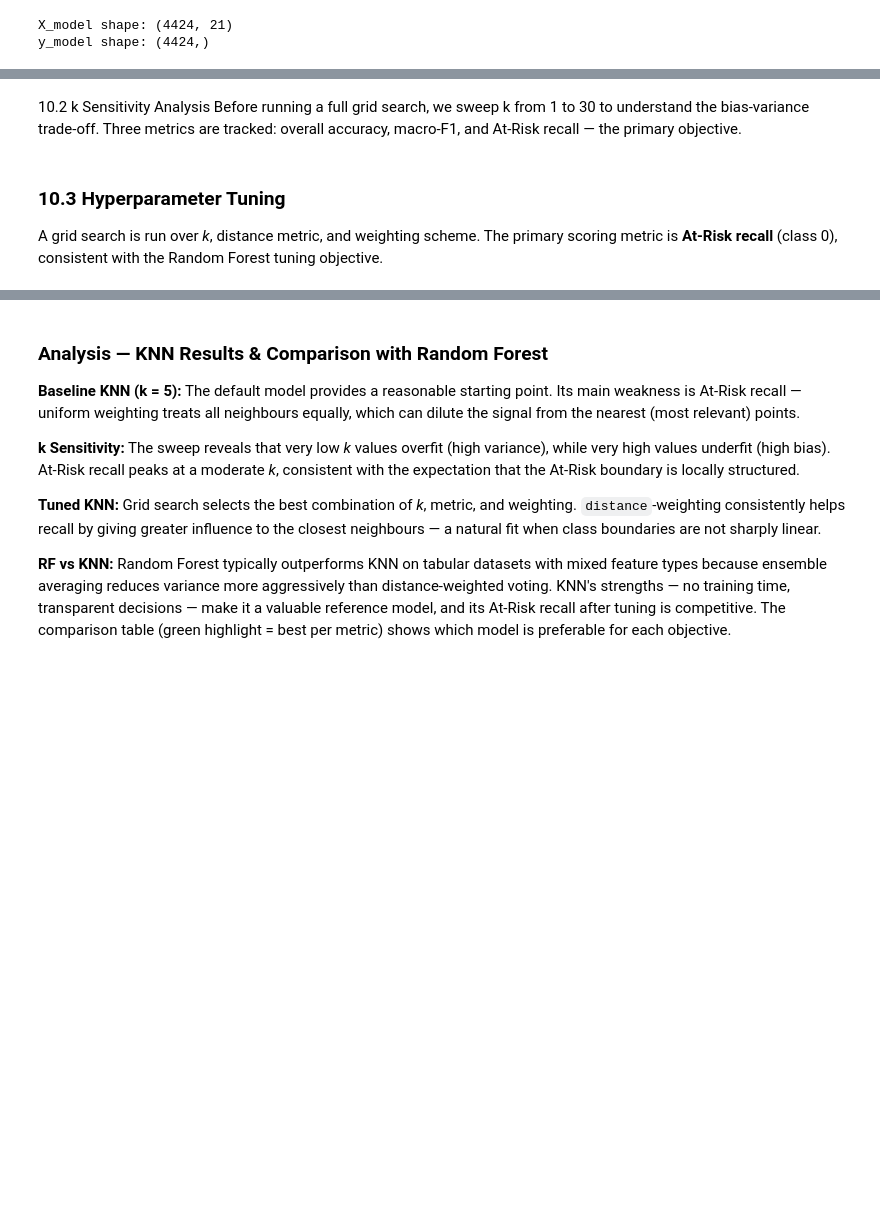
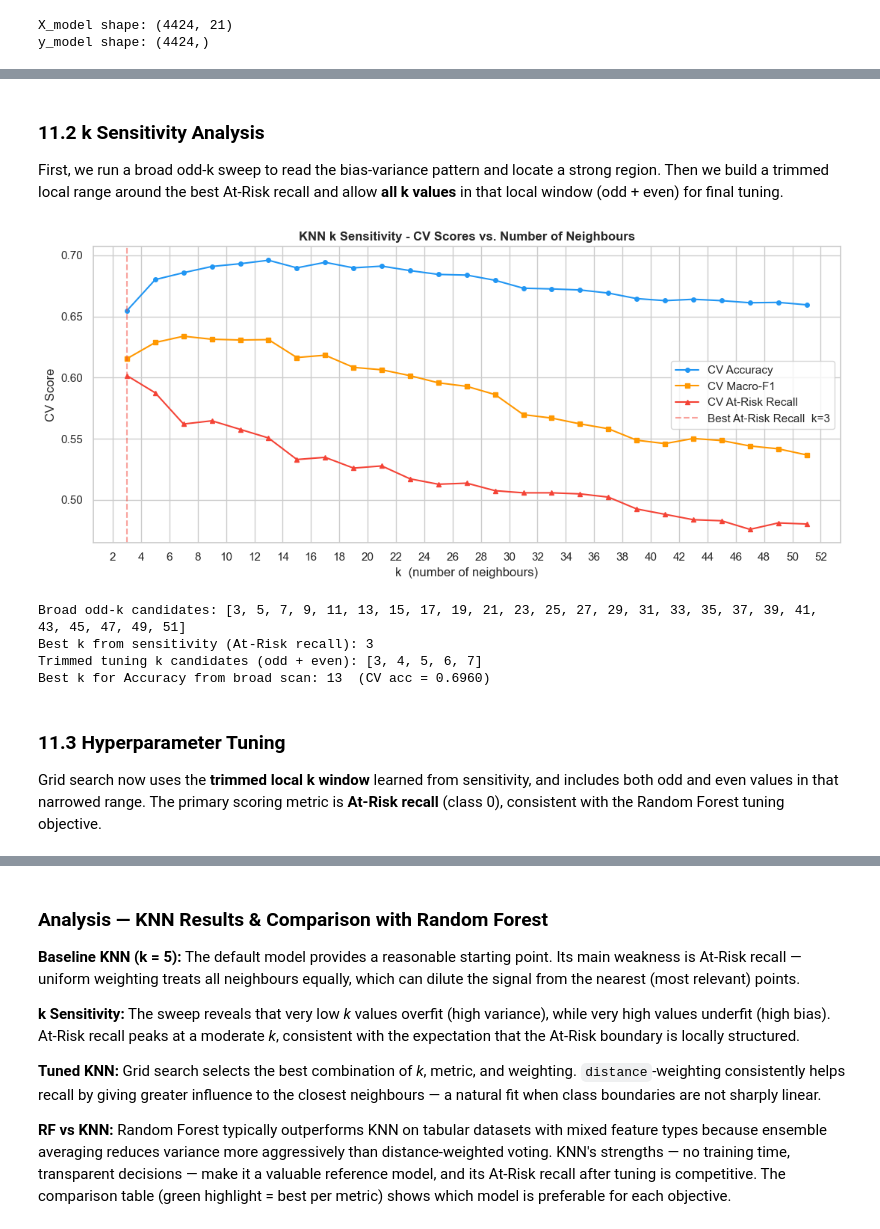
Before and after one commit to Henil23/aiml_project, a Jupyter notebook: project.ipynb, the cells around one changed output, grey strips where cells are left out. Cells and saved outputs as stored; diff of their text form; code cells hidden in the pictures; blank space fills up the shorter version.

```diff
--- a/project.ipynb
+++ b/project.ipynb
@@ -929,8 +930,8 @@ The preprocessing pipeline has transformed the raw dataset into a modelling-read
 
 The final dataset is ready for training with **ANN**, **Decision Tree**, and **KNN** classifiers.
 # %%
-# use encoded features for Random Forest
-X_model = X_encoded.copy()
+# use the shared scaled feature matrix for all model comparisons
+X_model = X_scaled.copy()
 y_model = y_encoded.copy()
 
 print("X_model shape:", X_model.shape)
@@ -1242,10 +1065,7 @@ for code, label in enumerate(CLASS_NAMES):
 # %%
-X_train_knn, X_test_knn, y_train_knn, y_test_knn = train_test_split(
-    X_knn, y_knn,
-    test_size=0.2,
-    stratify=y_knn,
-    random_state=RANDOM_STATE
-)
+# Reuse RF split for KNN (no second split)
+X_train_knn, X_test_knn = X_train_shared.copy(), X_test_shared.copy()
+y_train_knn, y_test_knn = y_train_shared.copy(), y_test_shared.copy()
 
 print('Train set size :', X_train_knn.shape[0])
 print('Test  set size :', X_test_knn.shape[0])
@@ -1285,43 +1132,62 @@ print('\nClassification Report:\n',
 # %% [markdown]
-10.2 k Sensitivity Analysis
-Before running a full grid search, we sweep k from 1 to 30 to understand the bias-variance trade-off. Three metrics are tracked: overall accuracy, macro-F1, and At-Risk recall — the primary objective.
+### 11.2 k Sensitivity Analysis
+First, we run a broad odd-k sweep to read the bias-variance pattern and locate a strong region. Then we build a trimmed local range around the best At-Risk recall and allow **all k values** in that local window (odd + even) for final tuning.
 # %%
-k_range  = range(1, 31)
+# Stage 1: broad odd-k sensitivity scan
+max_k = min(51, int(np.sqrt(len(X_train_knn))))
+if max_k % 2 == 0:
+    max_k -= 1
+max_k = max(5, max_k)
+k_candidates = list(range(3, max_k + 1, 2))
+
 acc_list, f1_list, risk_list = [], [], []
 
-for k in k_range:
+for k in k_candidates:
     knn_k = KNeighborsClassifier(n_neighbors=k, metric='euclidean', weights='uniform')
-    acc_list.append( cross_val_score(knn_k, X_train_knn, y_train_knn, cv=cv_knn,
-                                     scoring='accuracy', n_jobs=-1).mean() )
-    f1_list.append(  cross_val_score(knn_k, X_train_knn, y_train_knn, cv=cv_knn,
-                                     scoring='f1_macro', n_jobs=-1).mean() )
+    acc_list.append(cross_val_score(knn_k, X_train_knn, y_train_knn, cv=cv_knn,
+                                    scoring='accuracy', n_jobs=-1).mean())
+    f1_list.append(cross_val_score(knn_k, X_train_knn, y_train_knn, cv=cv_knn,
+                                   scoring='f1_macro', n_jobs=-1).mean())
     risk_list.append(cross_val_score(knn_k, X_train_knn, y_train_knn, cv=cv_knn,
-                                     scoring=at_risk_scorer, n_jobs=-1).mean() )
+                                     scoring=at_risk_scorer, n_jobs=-1).mean())
 
 fig, ax = plt.subplots(figsize=(11, 5))
-ax.plot(k_range, acc_list,  marker='o', ms=4, label='CV Accuracy',       color='#2196F3')
-ax.plot(k_range, f1_list,   marker='s', ms=4, label='CV Macro-F1',       color='#FF9800')
-ax.plot(k_range, risk_list, marker='^', ms=4, label='CV At-Risk Recall',  color='#F44336')
+ax.plot(k_candidates, acc_list,  marker='o', ms=4, label='CV Accuracy',      color='#2196F3')
+ax.plot(k_candidates, f1_list,   marker='s', ms=4, label='CV Macro-F1',      color='#FF9800')
+ax.plot(k_candidates, risk_list, marker='^', ms=4, label='CV At-Risk Recall', color='#F44336')
 
-best_k_risk = k_range[int(np.argmax(risk_list))]
+best_k_risk = k_candidates[int(np.argmax(risk_list))]
 ax.axvline(best_k_risk, color='#F44336', linestyle='--', alpha=0.5,
            label=f'Best At-Risk Recall  k={best_k_risk}')
 
 ax.set_xlabel('k  (number of neighbours)')
 ax.set_ylabel('CV Score')
-ax.set_title('KNN k Sensitivity — CV Scores vs. Number of Neighbours', fontweight='bold')
+ax.set_title('KNN k Sensitivity - CV Scores vs. Number of Neighbours', fontweight='bold')
 ax.xaxis.set_major_locator(mticker.MultipleLocator(2))
 ax.legend()
 plt.tight_layout()
 plt.savefig('knn_k_sensitivity.png', dpi=150, bbox_inches='tight')
 plt.show()
 
-print(f'Best k for At-Risk Recall : {best_k_risk}  (CV recall = {max(risk_list):.4f})')
-print(f'Best k for Accuracy       : {k_range[int(np.argmax(acc_list))]}  (CV acc = {max(acc_list):.4f})')
+# Stage 2: trimmed local tuning range around best k (include all numbers in the range)
+k_low = max(3, best_k_risk - 4)
+k_high = min(max_k, best_k_risk + 4)
+k_candidates_tuned = list(range(k_low, k_high + 1))
+
+print('Broad odd-k candidates:', k_candidates)
+print(f'Best k from sensitivity (At-Risk recall): {best_k_risk}')
+print('Trimmed tuning k candidates (odd + even):', k_candidates_tuned)
+print(f'Best k for Accuracy from broad scan: {k_candidates[int(np.argmax(acc_list))]}  (CV acc = {max(acc_list):.4f})')
+# %% [output]
+[figure, added]
+Broad odd-k candidates: [3, 5, 7, 9, 11, 13, 15, 17, 19, 21, 23, 25, 27, 29, 31, 33, 35, 37, 39, 41, 43, 45, 47, 49, 51]
+Best k from sensitivity (At-Risk recall): 3
+Trimmed tuning k candidates (odd + even): [3, 4, 5, 6, 7]
+Best k for Accuracy from broad scan: 13  (CV acc = 0.6960)
 # %% [markdown]
-### 10.3 Hyperparameter Tuning
+### 11.3 Hyperparameter Tuning
 
-A grid search is run over *k*, distance metric, and weighting scheme.
+Grid search now uses the **trimmed local k window** learned from sensitivity, and includes both odd and even values in that narrowed range.
 The primary scoring metric is **At-Risk recall** (class 0), consistent with the Random Forest tuning objective.
 # %%
 param_grid_knn = {
```
Also changed, not shown: parts of 25 cells of this notebook, 1 other file.
